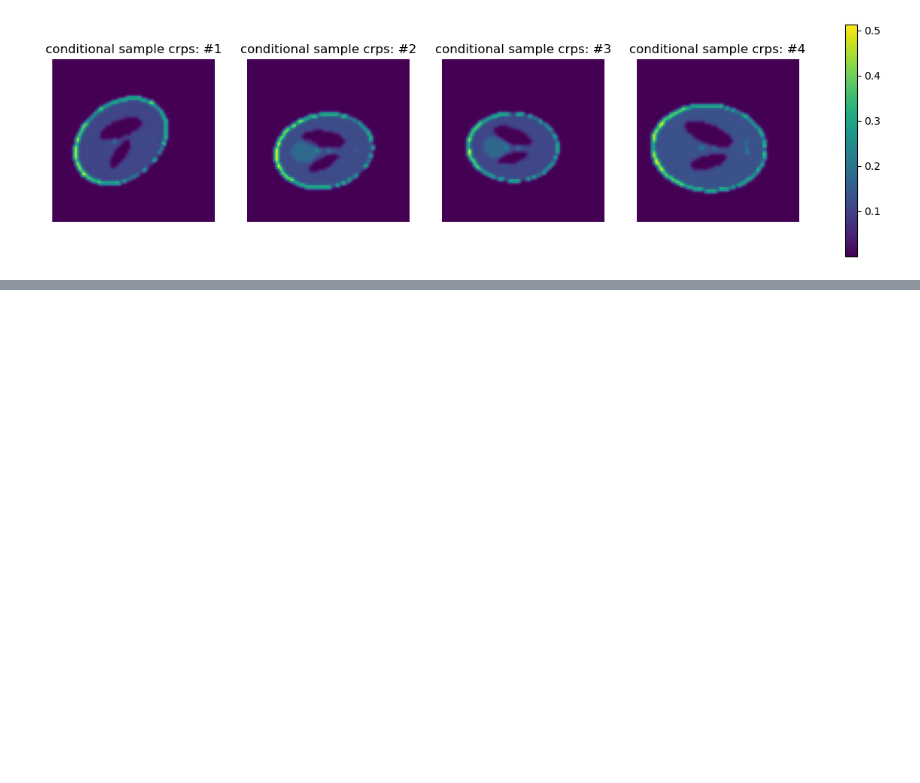
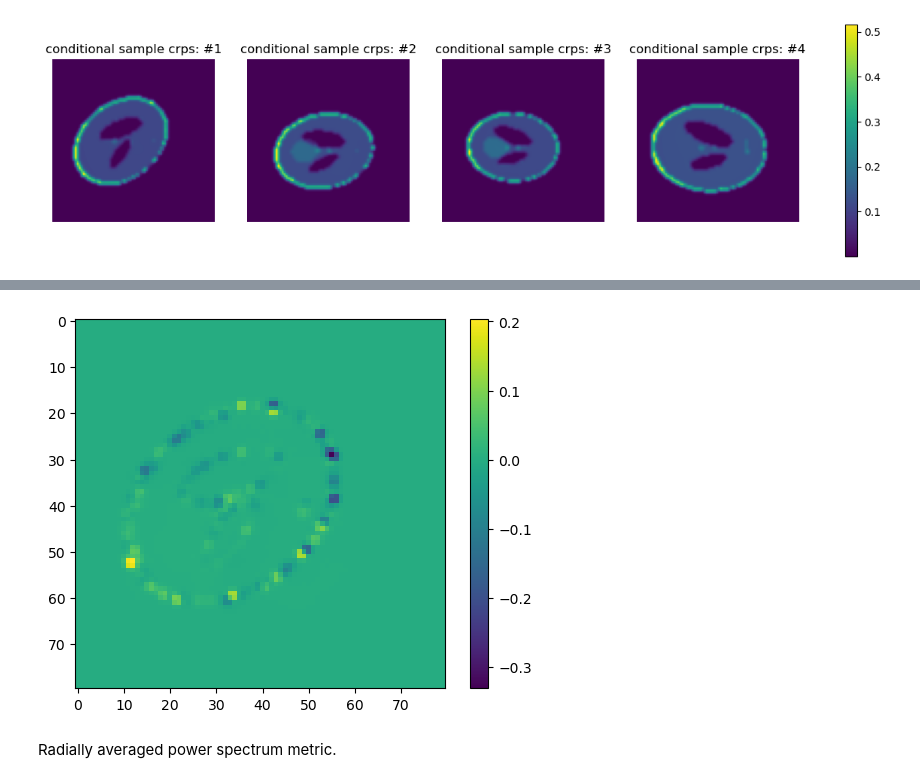
Before and after one commit to maguerrap/Inverse_Scattering, a Jupyter notebook: Notebooks/guided_diffusion_conditional.ipynb, the cells around one changed output, grey strips where cells are left out. Saved outputs shown, nothing was run; the diff lists cells and outputs as text; code cells hidden in the pictures; blank space fills up the shorter version.

```diff
--- a/Notebooks/guided_diffusion_conditional.ipynb
+++ b/Notebooks/guided_diffusion_conditional.ipynb
@@ -433,0 +439,8 @@ print(crpss_1)
+# %%
+plt.imshow(cond_samples_metric[0,:,:,0] - test_batch_eta["eta"][0, :, :, 0])
+plt.colorbar()
+plt.show()
+# %% [output]
+[figure, added]
+# %% [markdown]
+Radially averaged power spectrum metric.
```
Also changed, not shown: parts of 17 cells of this notebook, 1 other file.
